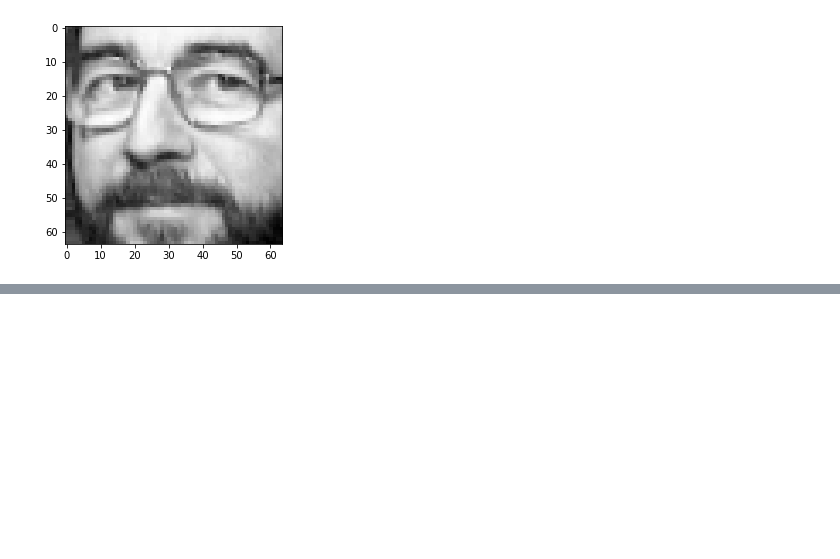
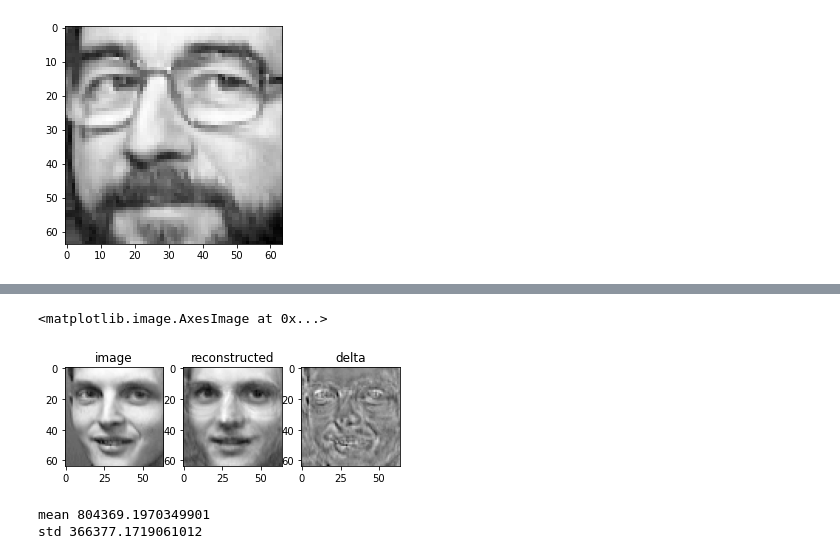
Before and after one commit to realamirhe/leaf-node, a Jupyter notebook: applications/face reconstruction with PCA.ipynb, the cells around one changed output, grey strips where cells are left out. Cells and saved outputs as stored; diff of their text form; code cells hidden in the pictures; blank space fills up the shorter version.

```diff
--- a/applications/face reconstruction with PCA.ipynb
+++ b/applications/face reconstruction with PCA.ipynb
@@ -84,0 +106,15 @@ plt.show()
+# %%
+img = X_test[-1,:]
+constructed_img =construct(img,200)
+ax = plt.subplot(1,3,1)
+ax.set_title("image")
+plt.imshow(vector2image(img),cmap='gray')
+ax = plt.subplot(1,3,2)
+ax.set_title("reconstructed")
+plt.imshow(vector2image(constructed_img),cmap='gray')
+ax = plt.subplot(1,3,3)
+ax.set_title("delta")
+plt.imshow(vector2image(img - constructed_img),cmap='gray')
+# %% [output]
+<matplotlib.image.AxesImage at 0x...>
+[figure, added]
@@ -84,0 +124,7 @@ plt.show()
+# %%
+delta_construction_error_sum = np.sum(delta_construction_error, axis=1)
+print("mean", np.mean(delta_construction_error_sum))
+print("std", np.std(delta_construction_error_sum))
+# %% [output]
+mean 804369.1970349901
+std 366377.1719061012
```
Also changed, not shown: parts of 4 cells of this notebook.
